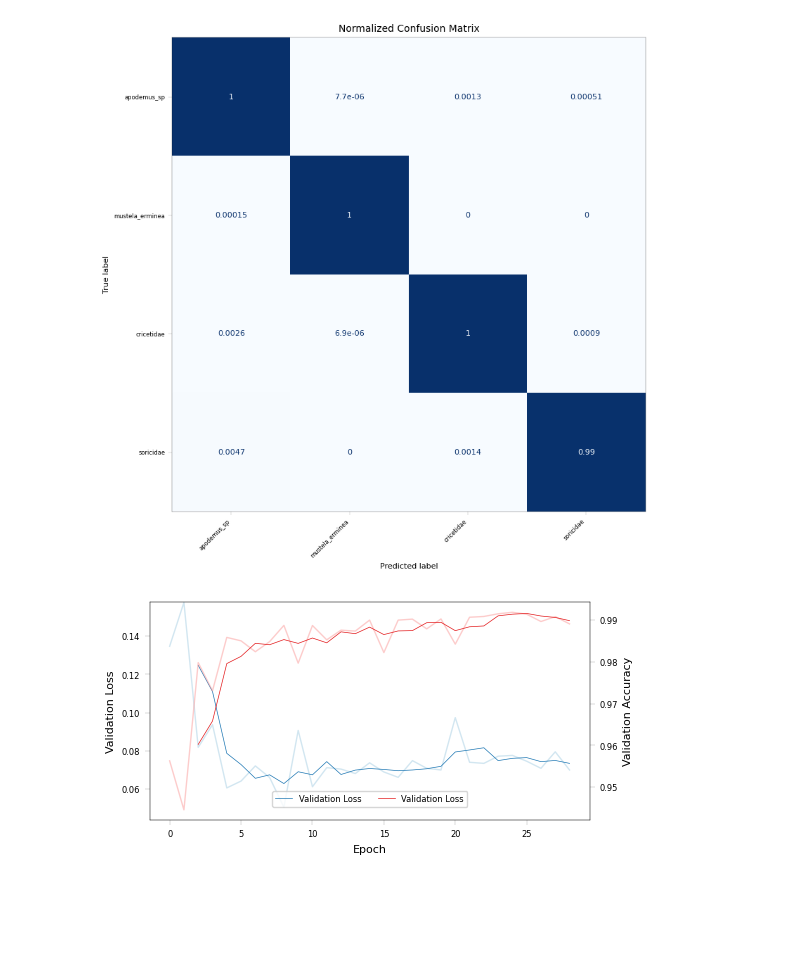
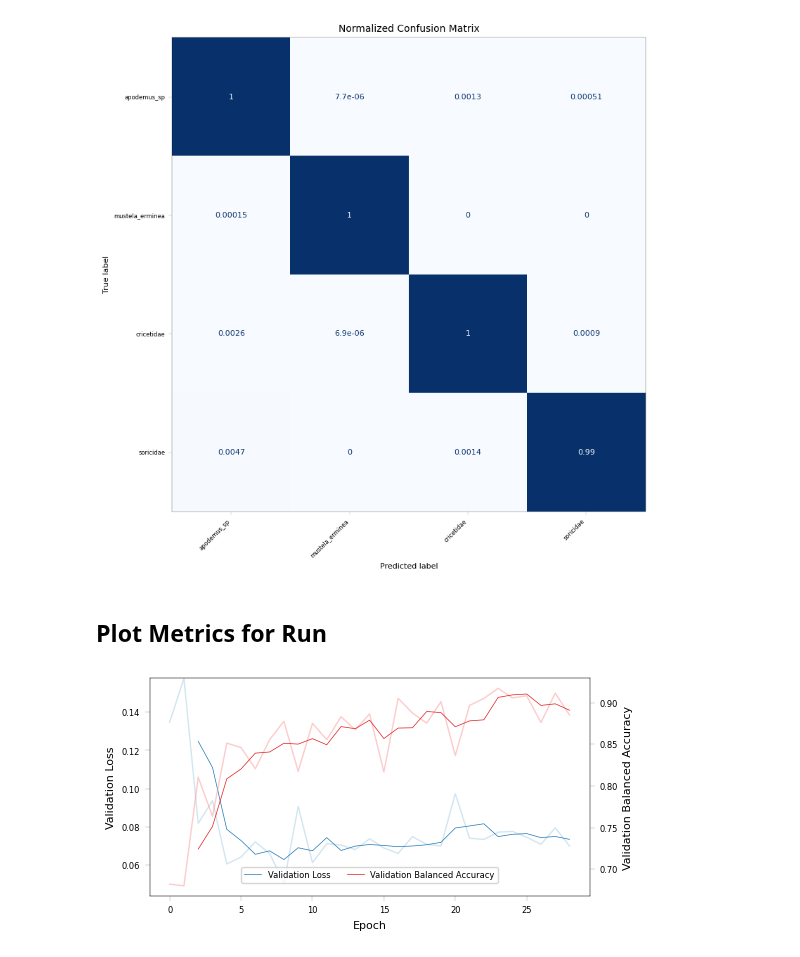
Before and after one commit to juliankraft/BachelorThesis, a Jupyter notebook: code/eval/analyze_results.ipynb, the cells around one changed output. Cells and saved outputs as stored; diff of their text form; code cells hidden in the pictures; blank space fills up the shorter version.

```diff
--- a/code/eval/analyze_results.ipynb
+++ b/code/eval/analyze_results.ipynb
@@ -19,14 +16,0 @@ from ba_dev.dataset import MammaliaDataImage
-# %%
-plt.rcParams['axes.titlesize'] = 10  # Adjust the size of the title
-plt.rcParams['axes.labelsize'] = 8  # Adjust the size of the axis labels
-plt.rcParams['xtick.labelsize'] = 6  # Adjust the size of the x-axis tick labels
-plt.rcParams['ytick.labelsize'] = 6  # Adjust the size of the y-axis tick labels
-plt.rcParams['font.size'] = 8  # General font size for all text elements
-plt.rcParams['legend.fontsize'] = 6  # Font size for legend text
-
-# Set global line width for axes and ticks
-plt.rcParams['axes.linewidth'] = 0.2  # Adjust the thickness of the axes frame lines
-plt.rcParams['xtick.major.width'] = 0.1  # Adjust the thickness of the major tick lines on the x-axis
-plt.rcParams['ytick.major.width'] = 0.1  # Adjust the thickness of the major tick lines on the y-axis
-plt.rcParams['xtick.minor.width'] = 0.05  # Adjust the thickness of the minor tick lines on the x-axis
-plt.rcParams['ytick.minor.width'] = 0.05  # Adjust the thickness of the minor tick lines on the y-axis
@@ -317,17 +82,21 @@ plt.tight_layout()
 plt.show()
 # %% [output]
 [figure]
+# %% [markdown]
+## Plot Metrics for Run
+# %%
+run_from_scratch = LoadRun(
+        log_path='/cfs/earth/scratch/kraftjul/BA/output/runs/efficientnet_b0_v3_from_scratch'
+        )
 # %%
-# Plotting validation metrics of efficientnet_b0_v3_from_scratch
-
-metrics = run.get_metrics()
+metrics = run_from_scratch.get_metrics()
 best_model_loss = plot_model_metrics(
                         metrics=metrics,
                         title=None,
                         type='valid',
                         step=False,
                         image_size_cm=[14,7],
                         window_size=3
                         )
 # %% [output]
-[figure, old version]
+[figure, new version]
```
Also changed, not shown: parts of 14 cells of this notebook, 1 other file.
